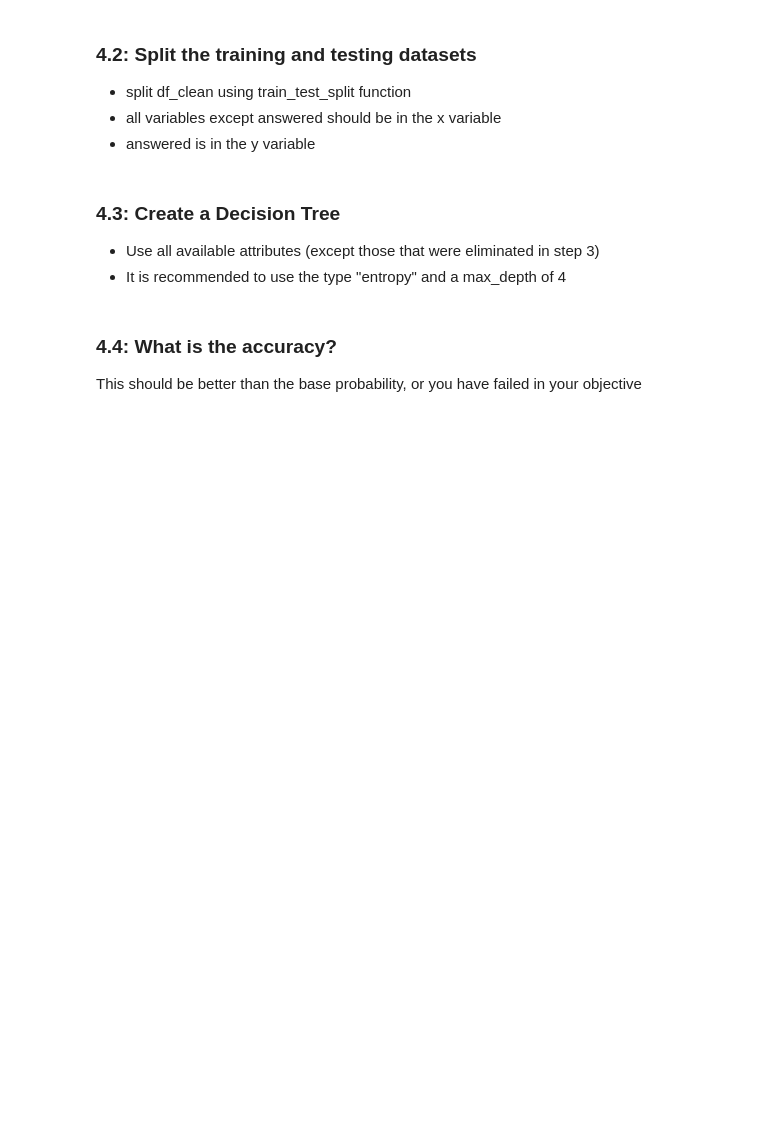
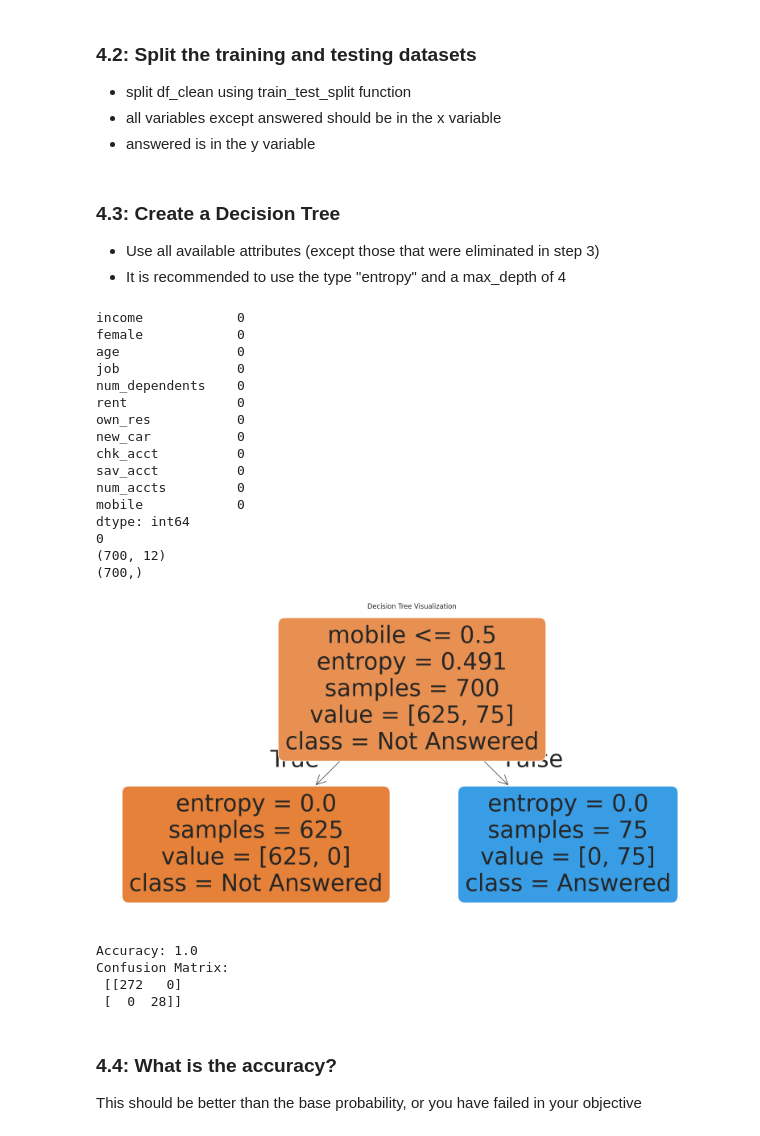
Before and after one commit to kadenpoore/12, a Jupyter notebook: Assignments/Scripts/advise_invest_template.ipynb, the cells around one changed output. Drawn from its saved outputs; the diff is of its cells as text; code cells hidden in the pictures; blank space fills up the shorter version.

```diff
--- a/Assignments/Scripts/advise_invest_template.ipynb
+++ b/Assignments/Scripts/advise_invest_template.ipynb
@@ -504,3 +543,69 @@ If we use no model at all, how good is our chance of predicting someone leaving?
+# %%
+# Drop the 'customer_id' column from X since it's not a useful feature for training
+X = df_encoded.drop(['answered', 'customer_id'], axis=1)  # Drop both 'answered' and 'customer_id'
+
+# Split the data into features (X) and target (y)
+y = df_encoded['answered']  # Target variable 'answered'
+
+# Handle missing values in numeric columns by filling with the mean
+numeric_columns = X.select_dtypes(include=['number']).columns  # Get numeric columns
+X[numeric_columns] = X[numeric_columns].fillna(X[numeric_columns].mean())  # Fill missing numeric values with the mean
+
+# Handle missing values in categorical columns by filling with the mode (most frequent value)
+categorical_columns = X.select_dtypes(exclude=['number']).columns  # Get categorical columns
+for column in categorical_columns:
+    X[column] = X[column].fillna(X[column].mode()[0])  # Fill missing categorical values with the mode
+
+# Check for missing values again (just for verification)
+print(X.isnull().sum())  # Should be all zeros
+print(y.isnull().sum())  # Should be zero
+
+# Split the data into training and testing sets (70% for training, 30% for testing)
+X_train, X_test, y_train, y_test = train_test_split(X, y, test_size=0.3, random_state=1)
+
+# Check the shapes of X_train and y_train to ensure they are correct
+print(X_train.shape)  # Should be (num_samples, num_features)
+print(y_train.shape)  # Should be (num_samples,)
+
+# Create a Decision Tree classifier object with "entropy" criterion and max_depth=4
+clf = DecisionTreeClassifier(criterion="entropy", max_depth=4)
+
+# Train the classifier
+clf.fit(X_train, y_train)
+
+# Visualize the Decision Tree
+plt.figure(figsize=(20, 10))
+plot_tree(clf, filled=True, feature_names=X.columns, class_names=['Not Answered', 'Answered'], rounded=True)
+plt.title("Decision Tree Visualization")
+plt.show()
+
+# Optionally: Model evaluation - Accuracy and Confusion Matrix
+y_pred = clf.predict(X_test)
+print("Accuracy:", accuracy_score(y_test, y_pred))
+cm = confusion_matrix(y_test, y_pred)
+print("Confusion Matrix:\n", cm)
+# %% [output]
+income            0
+female            0
+age               0
+job               0
+num_dependents    0
+rent              0
+own_res           0
+new_car           0
+chk_acct          0
+sav_acct          0
+num_accts         0
+mobile            0
+dtype: int64
+0
+(700, 12)
+(700,)
+[figure, added]
+Accuracy: 1.0
+Confusion Matrix:
+ [[272   0]
+ [  0  28]]
 # %% [markdown]
 ### 4.4: What is the accuracy?
 
```
Also changed, not shown: parts of 29 cells of this notebook.
